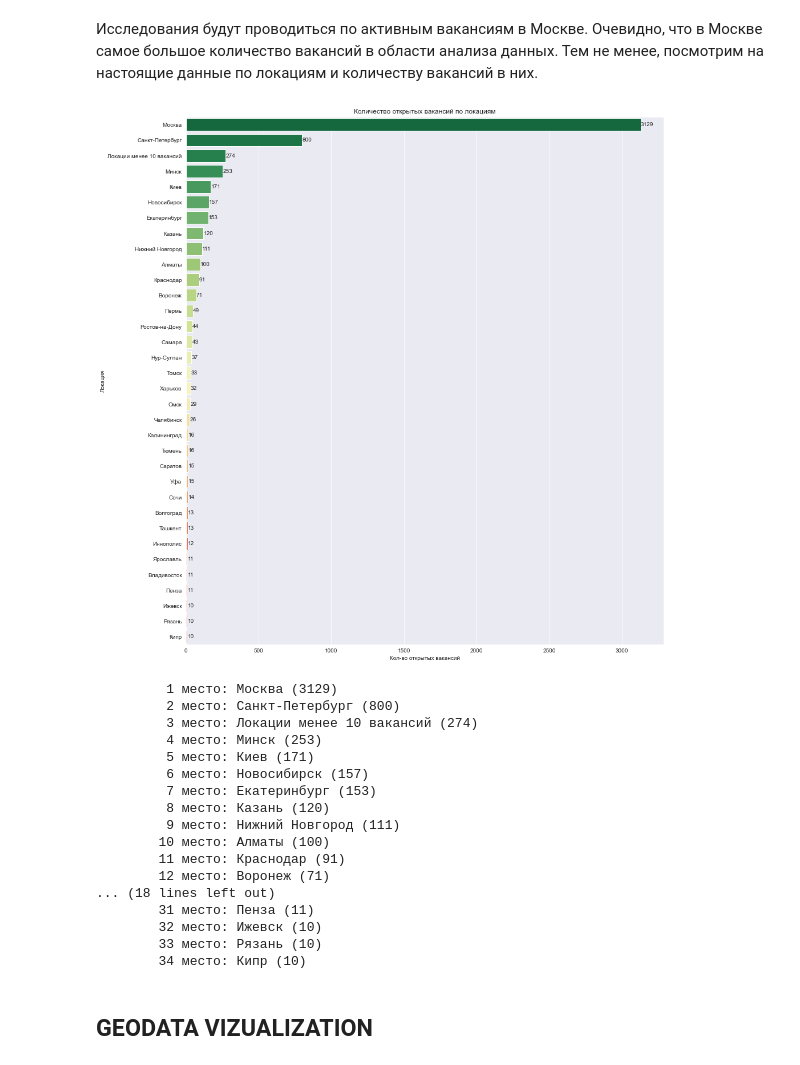
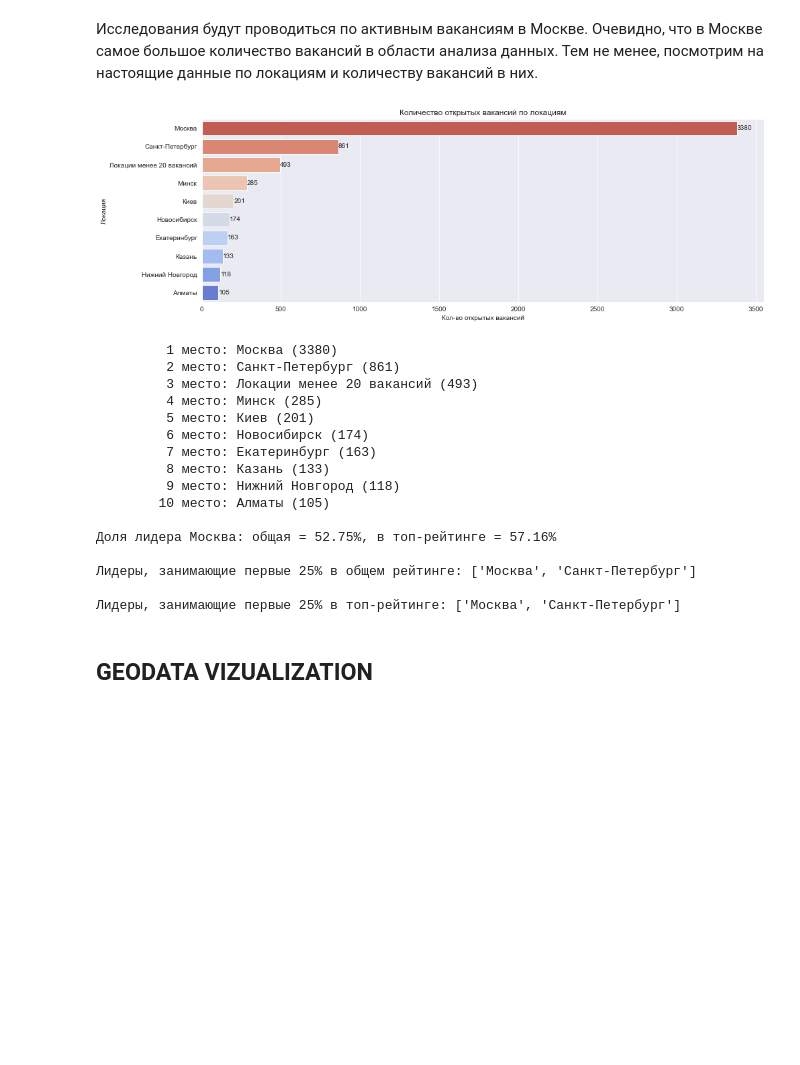
Before and after one commit to roalte/advanced-job-analysis, a Jupyter notebook: advanced-job-analysis-v1.ipynb, the cells around one changed output. Cells and saved outputs as stored; diff of their text form; code cells hidden in the pictures; blank space fills up the shorter version.

```diff
--- a/advanced-job-analysis-v1.ipynb
+++ b/advanced-job-analysis-v1.ipynb
@@ -377,6 +562,10 @@ list(data_potential['name'].unique())
 # %%
 vac_names_similar = [
     'аналитик данных',
+    'Head of Data Analytics',
+    'Business Intelligence Engineer',
+    'Data & BI',
+    'CV Engineer',
 ]
 
 vac_names_similar_quoted = ['\"'+ item + '\"' for item in vac_names_similar]
@@ -632,60 +650,34 @@ with tqdm(total=ngrams_range-1) as pbar:
 ## DATA FOR REASERCH
 # %% [markdown]
 Исследования будут проводиться по активным вакансиям в Москве. Очевидно, что в Москве самое большое количество вакансий в области анализа данных. Тем не менее, посмотрим на настоящие данные по локациям и количеству вакансий в них.
-# %%
-def draw_barplot(xcol, ycol, data, title, xlabel, ylabel, extra_info=None):
-    plt.figure(figsize=(15,len(data)/2))
-    cmap = sns.diverging_palette(220, 20, as_cmap=True)
-    g = sns.barplot(y=ycol, x=xcol, data=data, orient='h', palette="RdYlGn_r", )
-    labels = [string[:40] for string in data[ycol]]
-    g.set_yticklabels(labels)
-
-    g.set_title(title)
-    g.set_xlabel(xlabel)
-    g.set_ylabel(ylabel)
-
-    for p in g.patches:
-        width = p.get_width()
-        g.text(width + 1, p.get_y() + p.get_height() / 2, '{:.0f}'.format(width), ha = 'left', va = 'center')
-    plt.show()
-
-    place = 0
-    for index, row in data.iterrows():
-        place +=1
-        if extra_info == None:
-            print("{:10} место: {} ({})".format(place, row[ycol], row[xcol]))
-        else:
-            extra_data = ", ".join([item for item in row[extra_info]])
-            print("{:10} место: {} ({}) [{}: {}]".format(place, row[ycol], row[xcol], extra_info, extra_data))
 # %%
 tmp = data_extended[(data_extended.archived==False)]
 grp = tmp.groupby(['area_name'])['id'].count().reset_index()
-grp.loc[grp['id']<10, 'area_name'] = 'Локации менее 10 вакансий'
+grp.loc[grp['id']<20, 'area_name'] = 'Локации менее 20 вакансий'
 grp = grp.groupby(['area_name'])['id'].sum().reset_index().sort_values(by="id", ascending=False)
 # %%
 draw_barplot('id', 'area_name', grp,
              title="Количество открытых вакансий по локациям",
              xlabel="Кол-во открытых вакансий",
-             ylabel="Локация")
+             ylabel="Локация", TOP=10)
 # %% [output]
-[figure, old version]
+[figure, new version]
-         1 место: Москва (3129)
-         2 место: Санкт-Петербург (800)
-         3 место: Локации менее 10 вакансий (274)
-         4 место: Минск (253)
-         5 место: Киев (171)
-         6 место: Новосибирск (157)
-         7 место: Екатеринбург (153)
-         8 место: Казань (120)
-         9 место: Нижний Новгород (111)
-        10 место: Алматы (100)
-        11 место: Краснодар (91)
-        12 место: Воронеж (71)
-... (18 lines left out)
-        31 место: Пенза (11)
-        32 место: Ижевск (10)
-        33 место: Рязань (10)
-        34 место: Кипр (10)
+         1 место: Москва (3380)
+         2 место: Санкт-Петербург (861)
+         3 место: Локации менее 20 вакансий (493)
+         4 место: Минск (285)
+         5 место: Киев (201)
+         6 место: Новосибирск (174)
+         7 место: Екатеринбург (163)
+         8 место: Казань (133)
+         9 место: Нижний Новгород (118)
+        10 место: Алматы (105)
+
+Доля лидера Москва: общая = 52.75%, в топ-рейтинге = 57.16%
+
+Лидеры, занимающие первые 25% в общем рейтинге: ['Москва', 'Санкт-Петербург']
+
+Лидеры, занимающие первые 25% в топ-рейтинге: ['Москва', 'Санкт-Петербург']
 # %%
 data = data_extended[(data_extended.archived==False) &
                     (data_extended.area_name=="Москва")]
```
Also changed, not shown: parts of 147 cells of this notebook.
